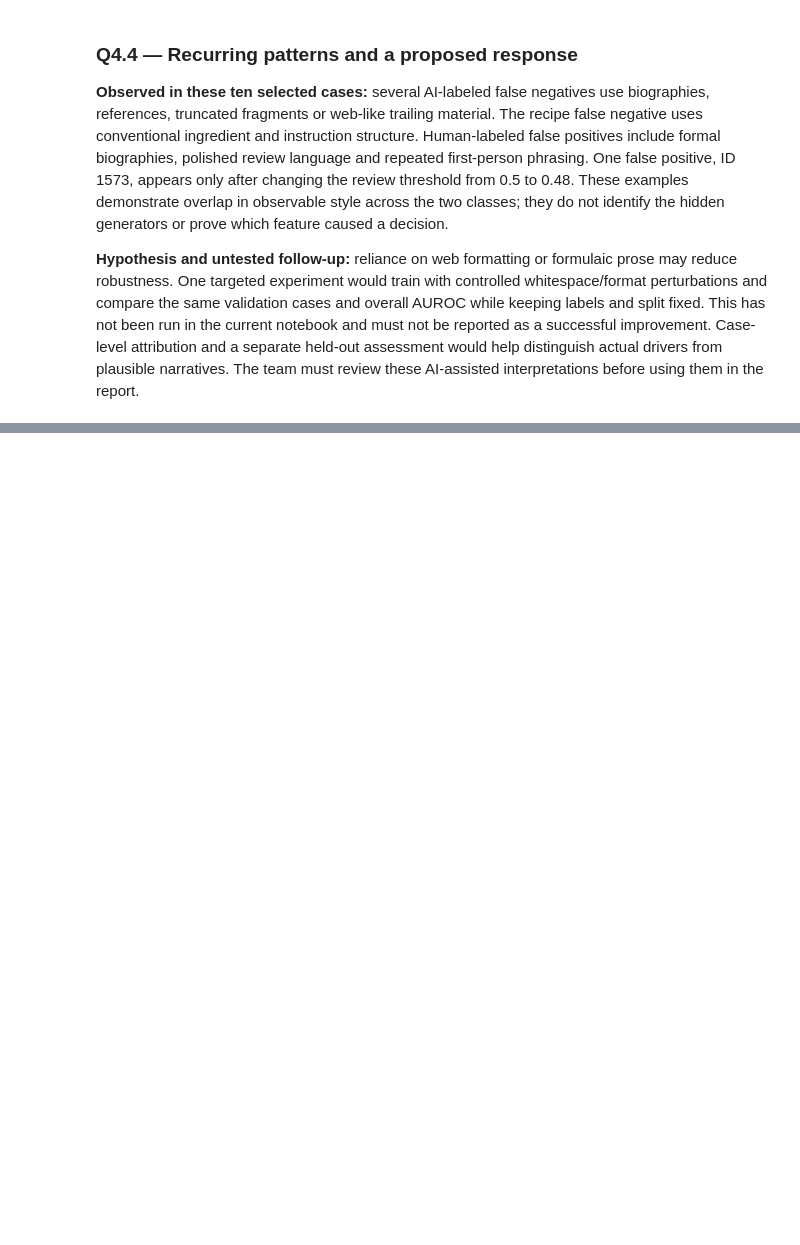
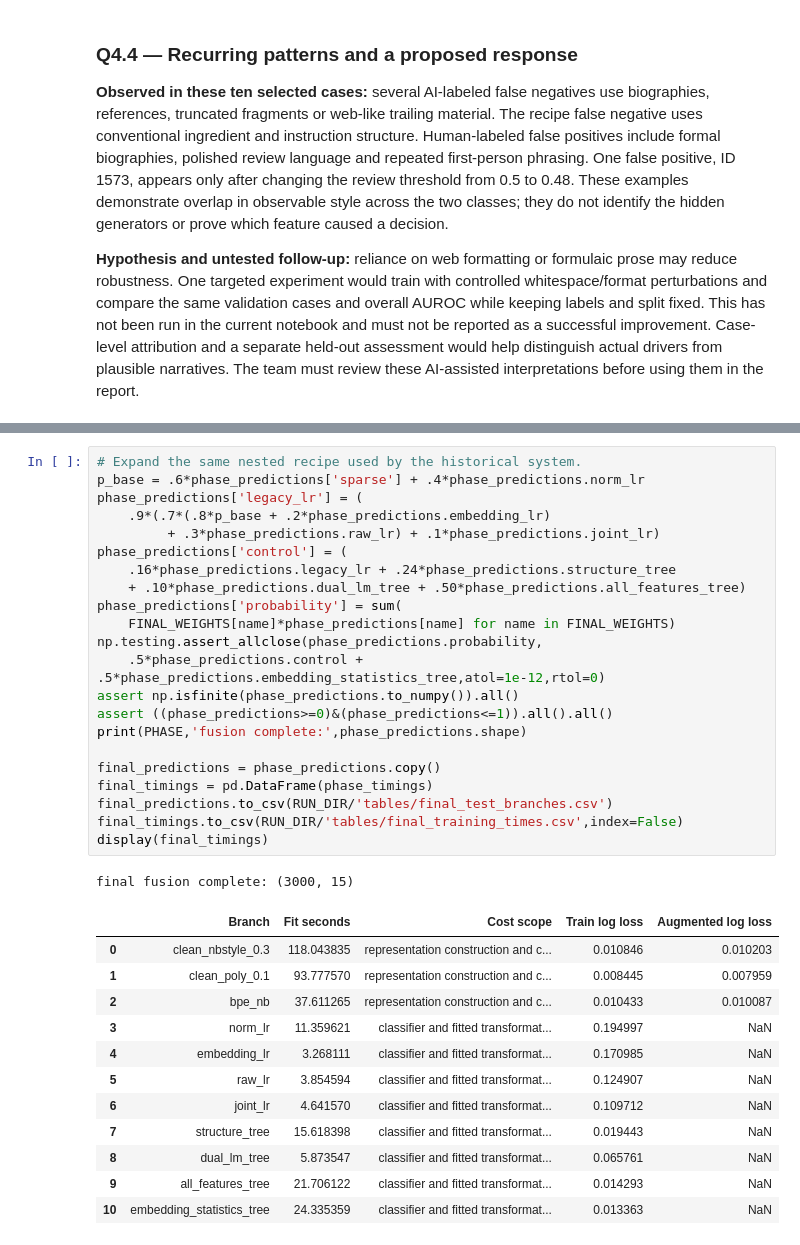
Before and after one commit to HsiangTNA/human-or-ai-submissions, a Jupyter notebook: submissions/group-number-1 /Human_or_AI_Full_Colab_Training.ipynb, the cells around one changed output, grey strips where cells are left out. Cells and saved outputs as stored; diff of their text form; blank space fills up the shorter version.

```diff
--- a/submissions/group-number-1 /Human_or_AI_Full_Colab_Training.ipynb
+++ b/submissions/group-number-1 /Human_or_AI_Full_Colab_Training.ipynb
@@ -1452,0 +1764,36 @@ Notes attach only to matching real texts. New sampled IDs require new analysis.
+# %%
+# Expand the same nested recipe used by the historical system.
+p_base = .6*phase_predictions['sparse'] + .4*phase_predictions.norm_lr
+phase_predictions['legacy_lr'] = (
+    .9*(.7*(.8*p_base + .2*phase_predictions.embedding_lr)
+         + .3*phase_predictions.raw_lr) + .1*phase_predictions.joint_lr)
+phase_predictions['control'] = (
+    .16*phase_predictions.legacy_lr + .24*phase_predictions.structure_tree
+    + .10*phase_predictions.dual_lm_tree + .50*phase_predictions.all_features_tree)
+phase_predictions['probability'] = sum(
+    FINAL_WEIGHTS[name]*phase_predictions[name] for name in FINAL_WEIGHTS)
+np.testing.assert_allclose(phase_predictions.probability,
+    .5*phase_predictions.control + .5*phase_predictions.embedding_statistics_tree,atol=1e-12,rtol=0)
+assert np.isfinite(phase_predictions.to_numpy()).all()
+assert ((phase_predictions>=0)&(phase_predictions<=1)).all().all()
+print(PHASE,'fusion complete:',phase_predictions.shape)
+
+final_predictions = phase_predictions.copy()
+final_timings = pd.DataFrame(phase_timings)
+final_predictions.to_csv(RUN_DIR/'tables/final_test_branches.csv')
+final_timings.to_csv(RUN_DIR/'tables/final_training_times.csv',index=False)
+display(final_timings)
+# %% [output]
+final fusion complete: (3000, 15)
+|  | Branch | Fit seconds | Cost scope | Train log loss | Augmented log loss |
+| 0 | clean_nbstyle_0.3 | 118.043835 | representation construction and c... | 0.010846 | 0.010203 |
+| 1 | clean_poly_0.1 | 93.777570 | representation construction and c... | 0.008445 | 0.007959 |
+| 2 | bpe_nb | 37.611265 | representation construction and c... | 0.010433 | 0.010087 |
+| 3 | norm_lr | 11.359621 | classifier and fitted transformat... | 0.194997 | NaN |
+| 4 | embedding_lr | 3.268111 | classifier and fitted transformat... | 0.170985 | NaN |
+| 5 | raw_lr | 3.854594 | classifier and fitted transformat... | 0.124907 | NaN |
+| 6 | joint_lr | 4.641570 | classifier and fitted transformat... | 0.109712 | NaN |
+| 7 | structure_tree | 15.618398 | classifier and fitted transformat... | 0.019443 | NaN |
+| 8 | dual_lm_tree | 5.873547 | classifier and fitted transformat... | 0.065761 | NaN |
+| 9 | all_features_tree | 21.706122 | classifier and fitted transformat... | 0.014293 | NaN |
+| 10 | embedding_statistics_tree | 24.335359 | classifier and fitted transformat... | 0.013363 | NaN |
```
Also changed, not shown: parts of 11 cells of this notebook.
